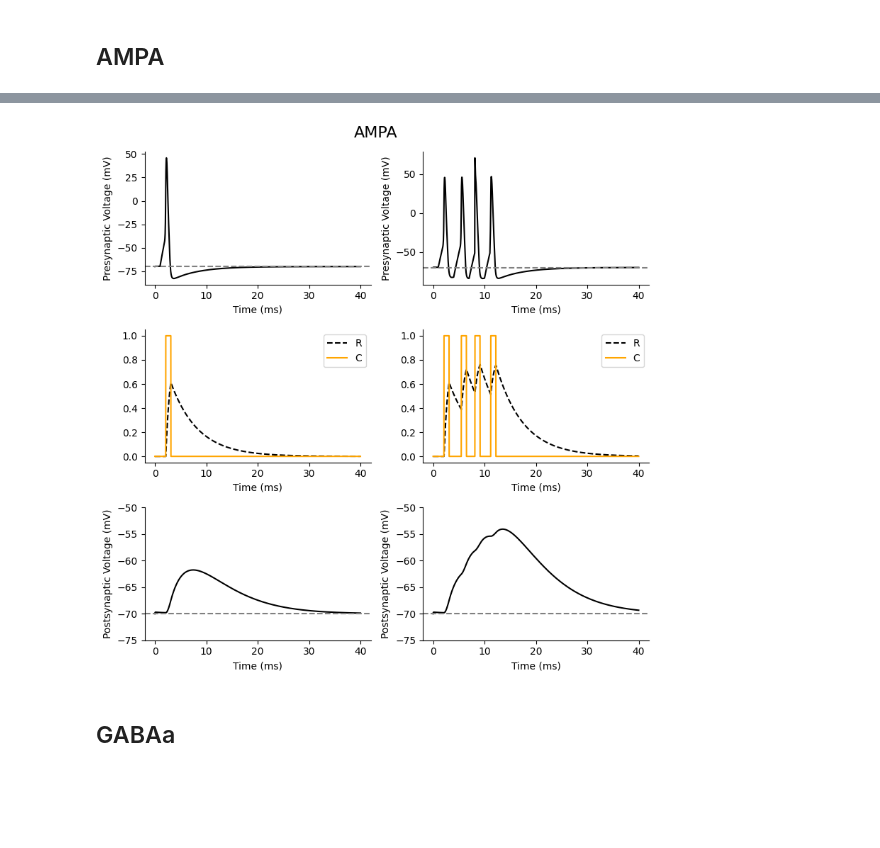
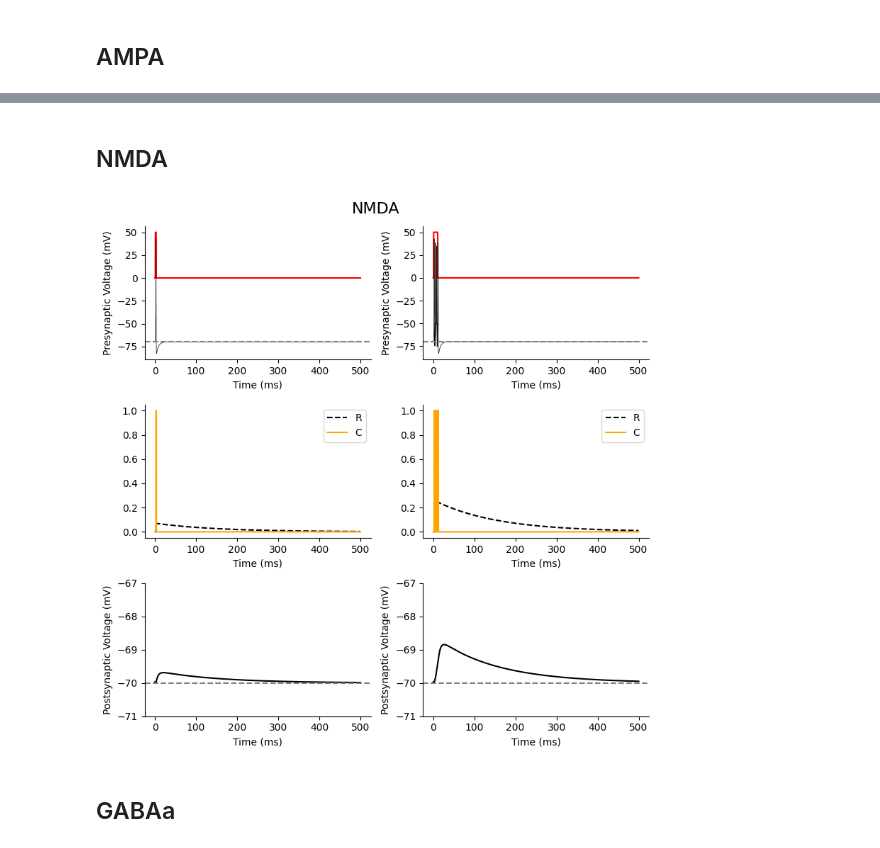
Before and after one commit to jaxleyverse/jaxley-mech, a Jupyter notebook: notebooks/synapses/dms98.ipynb, the cells around one changed output, grey strips where cells are left out. Drawn from its saved outputs; the diff is of its cells as text; code cells hidden in the pictures; blank space fills up the shorter version.

```diff
--- a/notebooks/synapses/dms98.ipynb
+++ b/notebooks/synapses/dms98.ipynb
@@ -34,20 +34,20 @@ META
 # according to Traub & Miles, Neuronal Networks of the Hippocampus, Cambridge, 1991
 
 def m_gate(v):
-    v -= -63
+    v -= -63 + 1e-6
     alpha_m = 0.32 * (13 - v) / (jnp.exp(13-v)/4 - 1)
     beta_m = 0.28 * (v - 40) / (jnp.exp((v-40)/5) - 1)
     return alpha_m, beta_m
 
 def h_gate(v):
-    v -= -63
+    v -= -63 + 1e-6
     alpha_h = 0.128 * jnp.exp((17 - v)/18)
     beta_h = 4 / (jnp.exp((40-v)/5) + 1)
     return alpha_h, beta_h
 
 
 def n_gate(v):
-    v -= -63
+    v -= -63 + 1e-6
     alpha_n = 0.032 * (15 - v) / (jnp.exp(15-v)/5 - 1)
     beta_n = 0.5 * jnp.exp((10-v)/40)
     return alpha_n, beta_n
@@ -130,0 +120,28 @@ Added 1 recordings. See `.recordings` for details.
+# %%
+fig, ax = plt.subplot_mosaic([['PRE0', 'PRE1'], ['U0', "U1"], ['POST0', "POST1"]], figsize=(8,8))
+
+for i in range(2):
+    ax[f"PRE{i}"].plot(time_vec, currents[i] * 500, color="red", label='Injected Current (nA)')
+    ax[f"PRE{i}"].plot(time_vec, res[i][0].T[:-1], color="black")
+    ax[f"PRE{i}"].set_xlabel("Time (ms)")
+    ax[f"PRE{i}"].set_ylabel("Presynaptic Voltage (mV)")
+    ax[f"PRE{i}"].axhline(-70, color="gray", linestyle="--")
+    # ax[f"PRE{i}"].set_ylim(-80, 40)
+
+
+    ax[f"U{i}"].plot(time_vec, res[i][2].T[:-1], label="R", color='black', linestyle="--")
+    ax[f"U{i}"].plot(time_vec, res[i][3].T[:-1], label="C", color='orange')
+    ax[f"U{i}"].set_xlabel("Time (ms)")
+    ax[f"U{i}"].legend()
+
+    ax[f"POST{i}"].plot(time_vec, res[i][1].T[:-1], color="black")
+    ax[f"POST{i}"].set_xlabel("Time (ms)")
+    ax[f"POST{i}"].set_ylabel("Postsynaptic Voltage (mV)")
+    ax[f"POST{i}"].axhline(-70, color="gray", linestyle="--")
+    ax[f"POST{i}"].set_ylim(-72, -62)
+
+    for a in ax.values():
+        a.spines[['top', 'right']].set_visible(False)
+
+    fig.tight_layout()
+    fig.suptitle("AMPA", fontsize=16)
@@ -130,0 +150,2 @@ Added 1 recordings. See `.recordings` for details.
+# %% [markdown]
+## NMDA
@@ -131,30 +223,31 @@ Added 1 recordings. See `.recordings` for details.
 # %%
 fig, ax = plt.subplot_mosaic([['PRE0', 'PRE1'], ['U0', "U1"], ['POST0', "POST1"]], figsize=(8,8))
 
 for i in range(2):
-    ax[f"PRE{i}"].plot(time_vec, res[i][0].T[:-1], color="black")
+    ax[f"PRE{i}"].plot(time_vec, currents[i] * 500, color="red", label='Injected Current (nA)')
+    ax[f"PRE{i}"].plot(time_vec, res[i][0].T[:-1], color="black", linewidth=0.5)
     ax[f"PRE{i}"].set_xlabel("Time (ms)")
     ax[f"PRE{i}"].set_ylabel("Presynaptic Voltage (mV)")
     ax[f"PRE{i}"].axhline(-70, color="gray", linestyle="--")
 
     ax[f"U{i}"].plot(time_vec, res[i][2].T[:-1], label="R", color='black', linestyle="--")
     ax[f"U{i}"].plot(time_vec, res[i][3].T[:-1], label="C", color='orange')
     ax[f"U{i}"].set_xlabel("Time (ms)")
     ax[f"U{i}"].legend()
 
     ax[f"POST{i}"].plot(time_vec, res[i][1].T[:-1], color="black")
     ax[f"POST{i}"].set_xlabel("Time (ms)")
     ax[f"POST{i}"].set_ylabel("Postsynaptic Voltage (mV)")
     ax[f"POST{i}"].axhline(-70, color="gray", linestyle="--")
-    ax[f"POST{i}"].set_ylim(-75, -50)
+    ax[f"POST{i}"].set_ylim(-71, -67)
 
     for a in ax.values():
         a.spines[['top', 'right']].set_visible(False)
 
     fig.tight_layout()
-    fig.suptitle("AMPA", fontsize=16)
+    fig.suptitle("NMDA", fontsize=16)
 # %% [output]
-[figure, old version]
+[figure, new version]
 # %% [markdown]
 ## GABAa
 # %%
```
Also changed, not shown: parts of 11 cells of this notebook, 1 other file.
